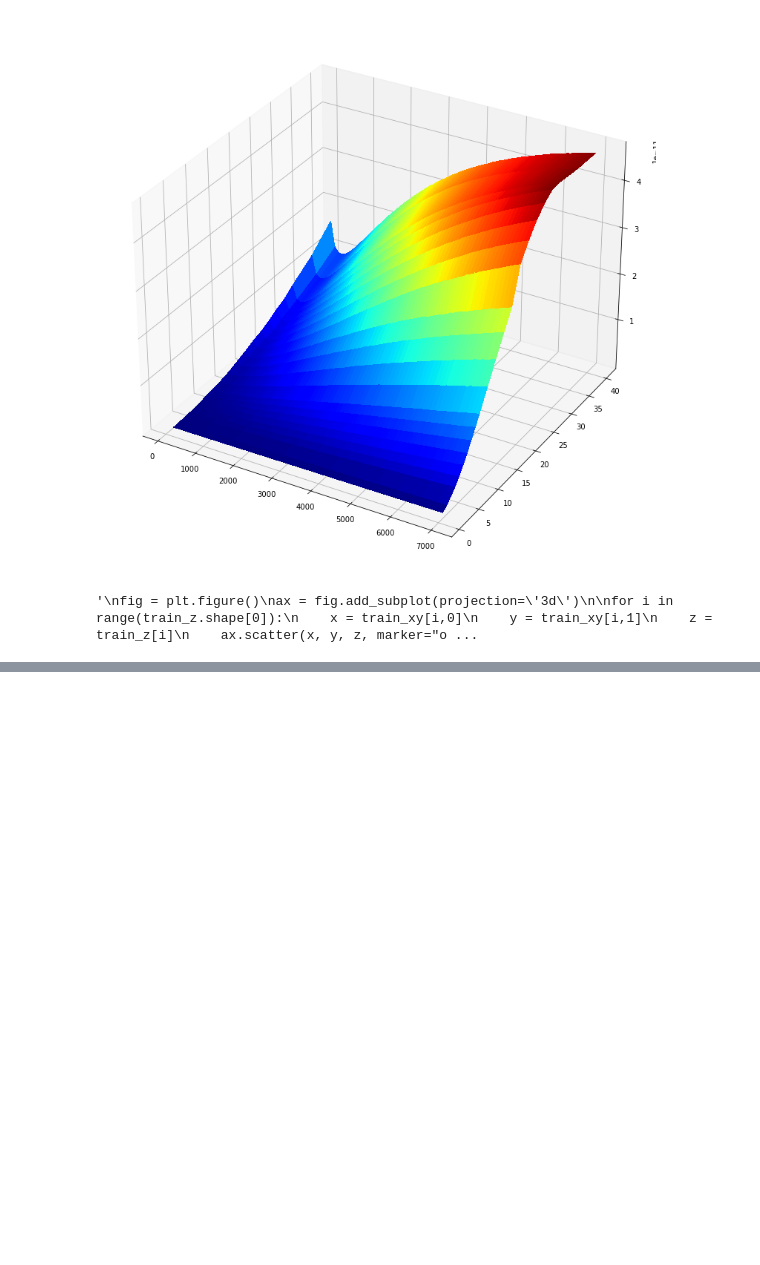
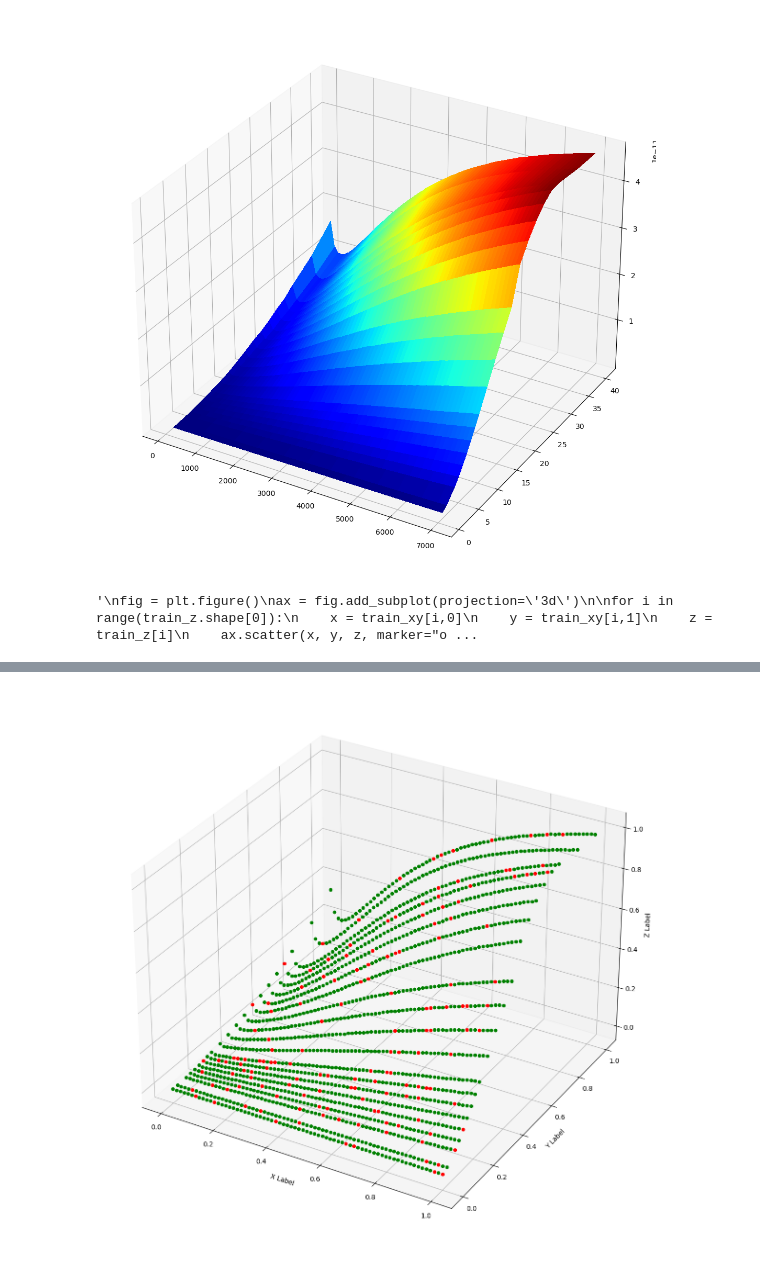
Before and after one commit to lstorchi/CurveFittingML, a Jupyter notebook: fittingviaNN_2D.ipynb, the cells around one changed output, grey strips where cells are left out. Saved outputs shown, nothing was run; the diff lists cells and outputs as text; code cells hidden in the pictures; blank space fills up the shorter version.

```diff
--- a/fittingviaNN_2D.ipynb
+++ b/fittingviaNN_2D.ipynb
@@ -295,0 +566,27 @@ for i in range(train_z.shape[0]):
+# %%
+train_xy, train_z, test_xy, test_z = get_train_and_test_random (temp_values, vib_values, \
+    df, 0.1)
+
+fig = plt.figure()
+ax = fig.add_subplot(projection='3d')
+
+for i in range(train_z.shape[0]):
+    x = train_xy[i,0]
+    y = train_xy[i,1]
+    z = train_z[i]
+    ax.scatter(x, y, z, marker="o", color="g")
+
+for i in range(test_z.shape[0]):
+    x = test_xy[i,0]
+    y = test_xy[i,1]
+    z = test_z[i]
+    ax.scatter(x, y, z, marker="o", color="r")
+
+ax.set_xlabel('X Label')
+ax.set_ylabel('Y Label')
+ax.set_zlabel('Z Label')
+plt.gcf().set_size_inches(20, 15)
+
+plt.show()
+# %% [output]
+[figure, added]
```
Also changed, not shown: parts of 13 cells of this notebook.
